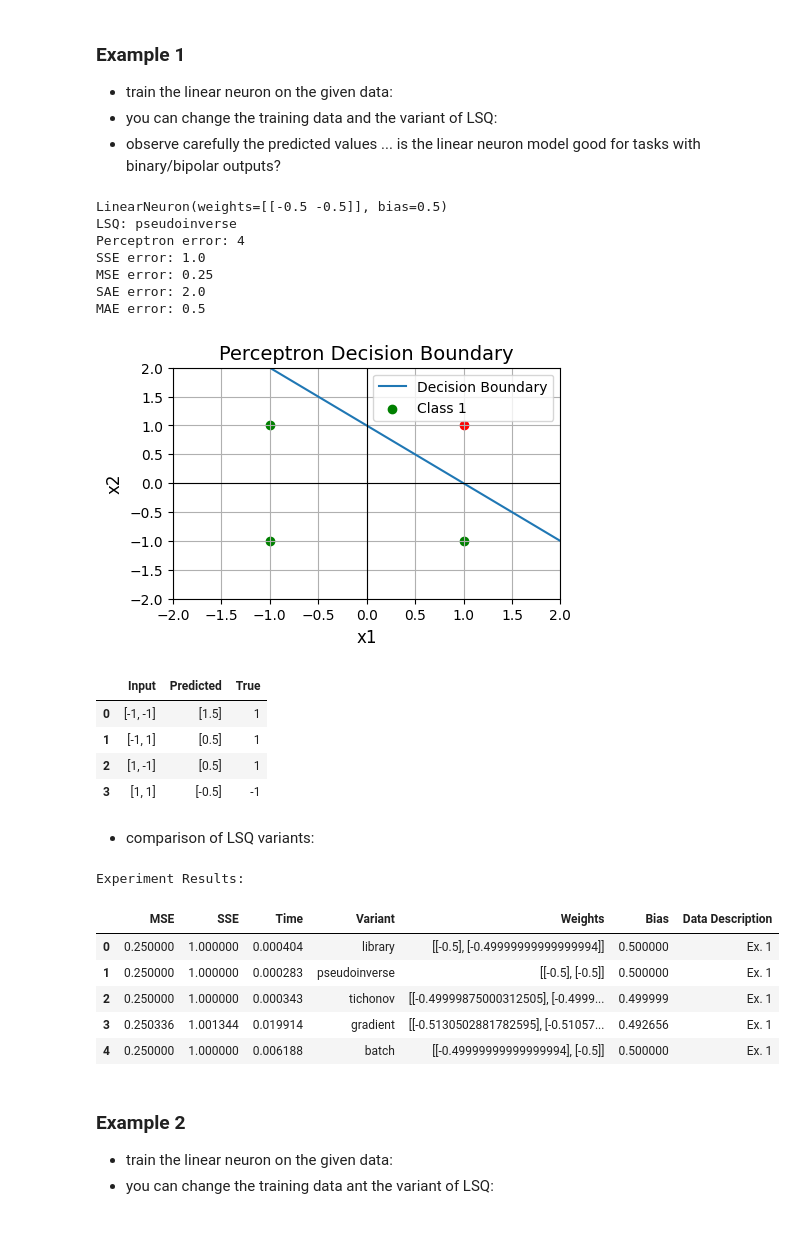
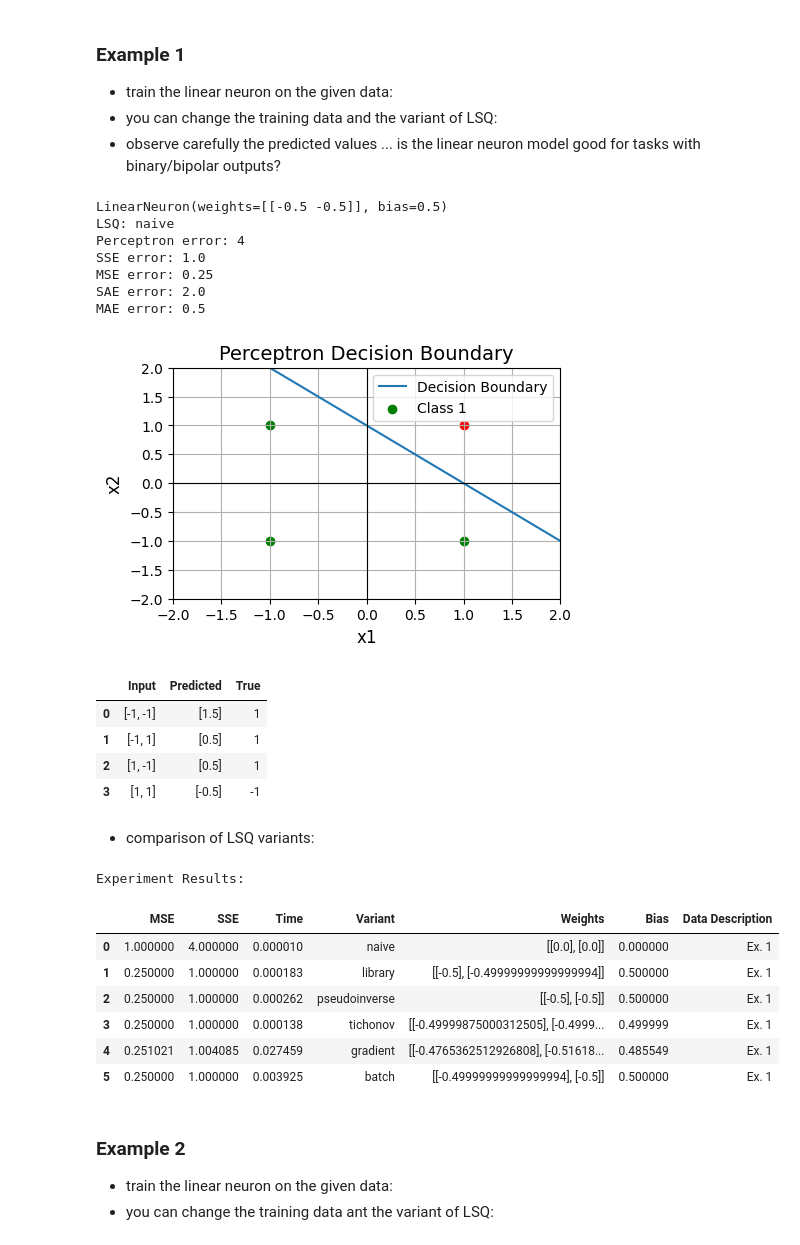
Before and after one commit to reitezuz/18NES1-2026, a Jupyter notebook: week03/linear_neuron.ipynb, the cells around one changed output. Drawn from its saved outputs; the diff is of its cells as text; code cells hidden in the pictures.

```diff
--- a/week03/linear_neuron.ipynb
+++ b/week03/linear_neuron.ipynb
@@ -43,6 +43,13 @@ class LinearNeuron:
         #potential = inputs @ self.weights + self.bias
         return self.activation(potential).flatten()
 
+    def LSQ_naive(self, training_inputs, true_outputs):
+        X_aug = np.hstack([training_inputs, np.ones((training_inputs.shape[0], 1))]) # extend input matrix by ones
+
+        weights_aug = np.linalg.inv(X_aug.T @ X_aug) @ X_aug.T @ true_outputs      # naive computation (fails for singular or ill-conditioned matrices)
+
+        self.weights = weights_aug[:-1].reshape(-1, 1)  # Ensure column vector
+        self.bias = float(weights_aug[-1].item())
 
     def LSQ_pseudoinverse(self, training_inputs, true_outputs):
         X_aug = np.hstack([training_inputs, np.ones((training_inputs.shape[0], 1))]) # extend input matrix by ones
@@ -434,8 +443,9 @@ def run_example_multiple_times(experiment_results, training_data, testing_data,
 inputs = np.array([[-1, -1], [-1, 1], [1, -1], [1, 1]])
 true_outputs = np.array([1, 1, 1, -1])
 #variant = "tichonov"
-variant = "pseudoinverse"
+#variant = "pseudoinverse"
 #variant = "library"
+variant = "naive"
 
 # Linear Neuron parameters:
 init_method = 'random'
@@ -448,6 +458,8 @@ elif variant == "pseudoinverse":
     perceptron.LSQ_pseudoinverse(inputs, true_outputs)
 elif variant == "tichonov":
     perceptron.LSQ_tichonov(inputs, true_outputs)
+elif variant == "naive":
+    perceptron.LSQ_naive(inputs, true_outputs)
 
 # Print summary:
 print(perceptron)
@@ -469,7 +481,7 @@ for inputs, label in zip(inputs, true_outputs):
 df
 # %% [output]
 LinearNeuron(weights=[[-0.5 -0.5]], bias=0.5)
-LSQ: pseudoinverse
+LSQ: naive
 Perceptron error: 4
 SSE error: 1.0
 MSE error: 0.25
@@ -486,25 +498,26 @@ MAE error: 0.5
 # %%
 # Example 1
 # Data and parameters:
 inputs = np.array([[-1, -1], [-1, 1], [1, -1], [1, 1]])
 true_outputs = np.array([1, 1, 1, -1])
 data_description = "Ex. 1"
 init_method = 'zero'
 
 # Run experiment:
 experiment_results_1 = pd.DataFrame(columns=['MSE', 'SSE', 'Time', 'Variant', 'Weights', 'Bias', 'Data Description'])
-for variant in ['library', 'pseudoinverse', 'tichonov', 'gradient', 'batch']:
+for variant in ['naive', 'library', 'pseudoinverse', 'tichonov', 'gradient', 'batch']:
     run_example_LSQ(experiment_results_1, inputs, true_outputs, init_method, variant, data_description)
 print("\nExperiment Results:")
 experiment_results_1
 # %% [output]
 Experiment Results:
 |  | MSE | SSE | Time | Variant | Weights | Bias | Data Description |
-| 0 | 0.250000 | 1.000000 | 0.000404 | library | [[-0.5], [-0.49999999999999994]] | 0.500000 | Ex. 1 |
-| 1 | 0.250000 | 1.000000 | 0.000283 | pseudoinverse | [[-0.5], [-0.5]] | 0.500000 | Ex. 1 |
-| 2 | 0.250000 | 1.000000 | 0.000343 | tichonov | [[-0.49999875000312505], [-0.4999... | 0.499999 | Ex. 1 |
-| 3 | 0.250336 | 1.001344 | 0.019914 | gradient | [[-0.5130502881782595], [-0.51057... | 0.492656 | Ex. 1 |
-| 4 | 0.250000 | 1.000000 | 0.006188 | batch | [[-0.49999999999999994], [-0.5]] | 0.500000 | Ex. 1 |
+| 0 | 1.000000 | 4.000000 | 0.000010 | naive | [[0.0], [0.0]] | 0.000000 | Ex. 1 |
+| 1 | 0.250000 | 1.000000 | 0.000183 | library | [[-0.5], [-0.49999999999999994]] | 0.500000 | Ex. 1 |
+| 2 | 0.250000 | 1.000000 | 0.000262 | pseudoinverse | [[-0.5], [-0.5]] | 0.500000 | Ex. 1 |
+| 3 | 0.250000 | 1.000000 | 0.000138 | tichonov | [[-0.49999875000312505], [-0.4999... | 0.499999 | Ex. 1 |
+| 4 | 0.251021 | 1.004085 | 0.027459 | gradient | [[-0.4765362512926808], [-0.51618... | 0.485549 | Ex. 1 |
+| 5 | 0.250000 | 1.000000 | 0.003925 | batch | [[-0.49999999999999994], [-0.5]] | 0.500000 | Ex. 1 |
 # %% [markdown]
 ### Example 2
 - train the linear neuron on the given data:
```
Also changed, not shown: parts of 1 cell of this notebook.
